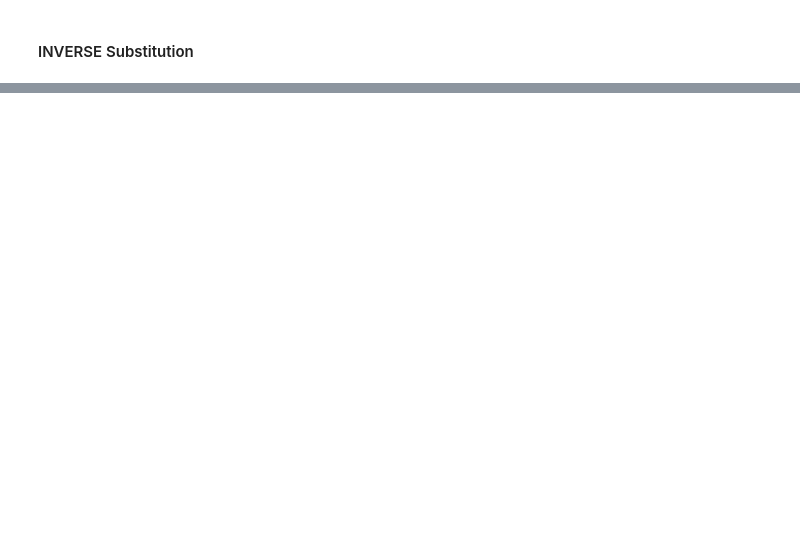
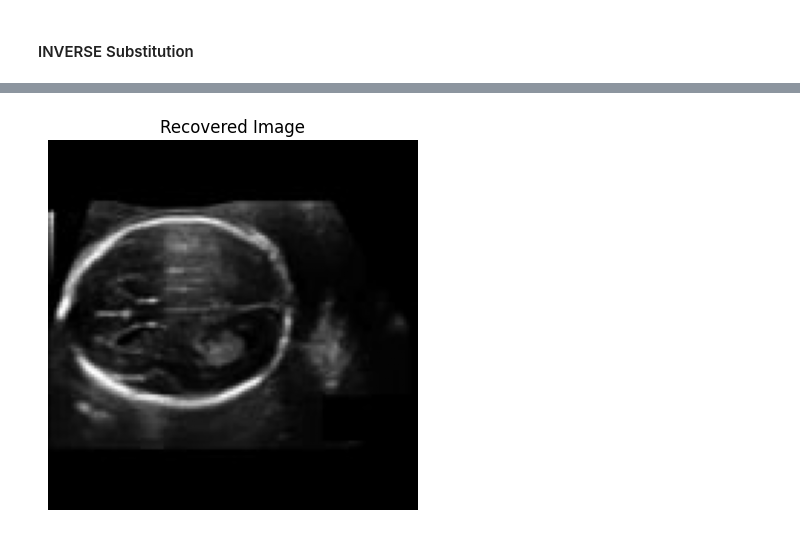
Before and after one commit to singhsrj/Deep-Learning-Based-Image-Encryption-System, a Jupyter notebook: Final_Enctption_decryption_algorithm/Master_file copy.ipynb, the cells around one changed output, grey strips where cells are left out. Cells and saved outputs as stored; diff of their text form; code cells hidden in the pictures; blank space fills up the shorter version.

```diff
--- a/Final_Enctption_decryption_algorithm/Master_file copy.ipynb
+++ b/Final_Enctption_decryption_algorithm/Master_file copy.ipynb
@@ -219,0 +288,10 @@ if recovered_array is not None:
+# %%
+import matplotlib.pyplot as plt
+
+if recovered_array2 is not None:
+    plt.imshow(recovered_array2, cmap='gray')
+    plt.title("Recovered Image")
+    plt.axis('off')
+    plt.show()
+# %% [output]
+[figure, added]
```
Also changed, not shown: parts of 21 cells of this notebook, 9 other files.
